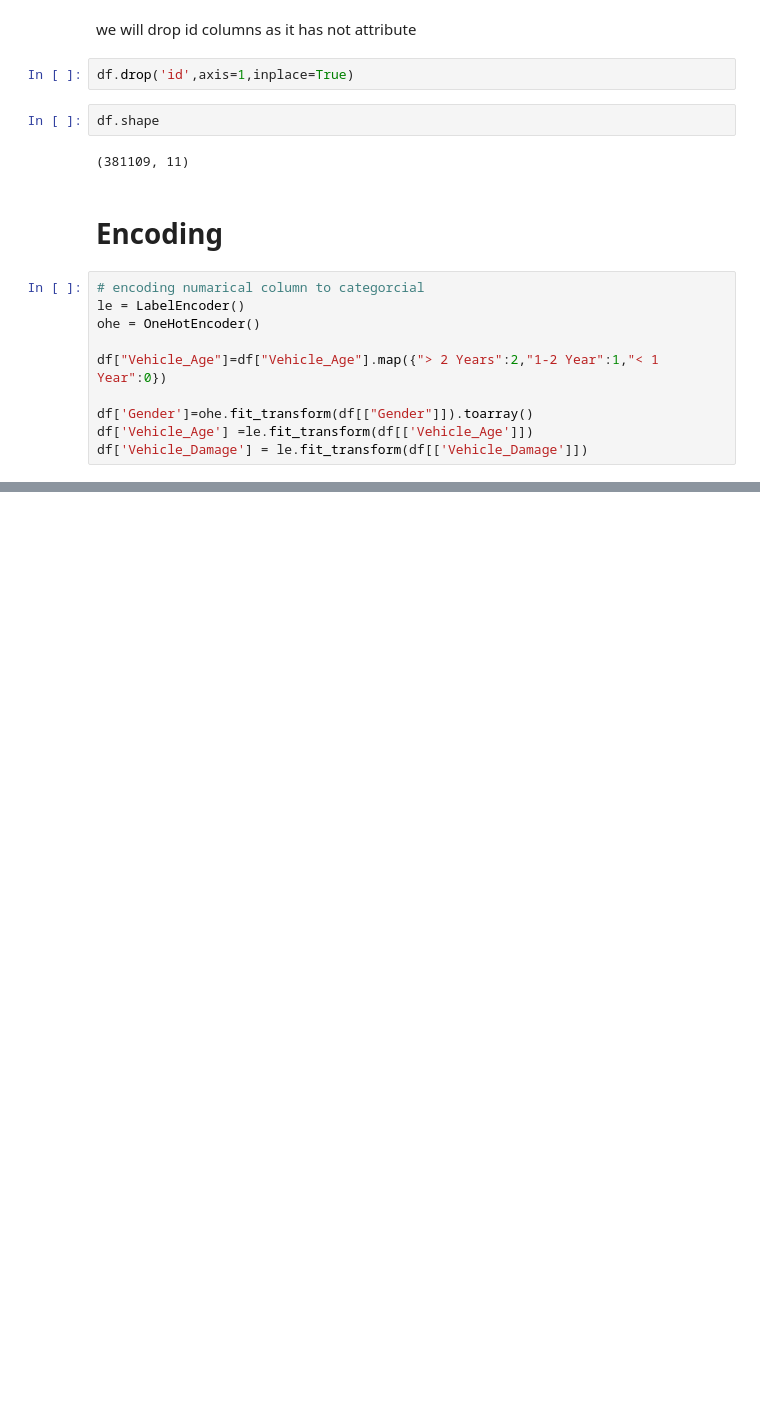
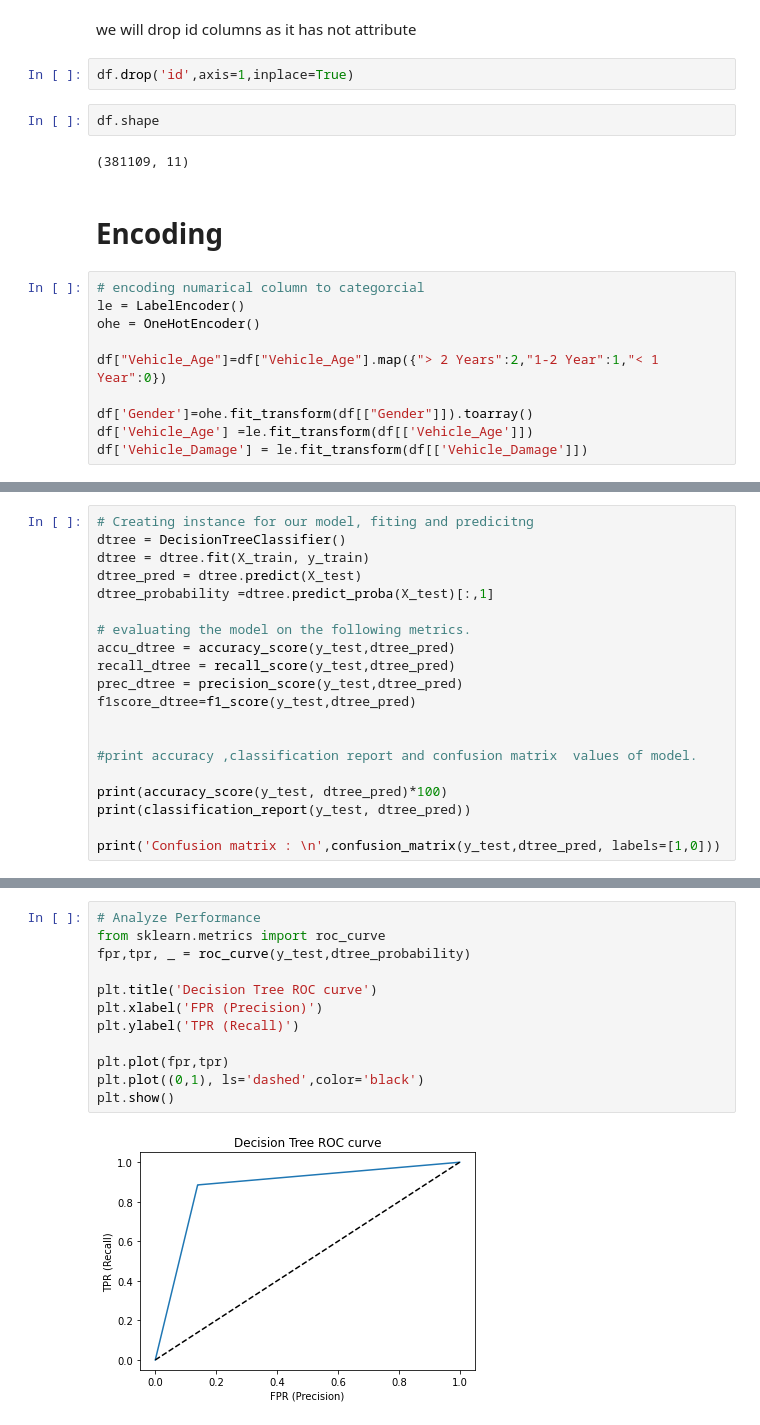
Before and after one commit to ajitpadole/HEALTH-INSURANCE-CROSS-SEAL-PREDICTION, a Jupyter notebook: HEALTH_INSURANCE_CROSS_SELL_PREDICTION.ipynb, the cells around one changed output, grey strips where cells are left out. Cells and saved outputs as stored; diff of their text form; blank space fills up the shorter version.

```diff
--- a/HEALTH_INSURANCE_CROSS_SELL_PREDICTION.ipynb
+++ b/HEALTH_INSURANCE_CROSS_SELL_PREDICTION.ipynb
@@ -377,0 +554,20 @@ df['Vehicle_Damage'] = le.fit_transform(df[['Vehicle_Damage']])
+# %%
+# Creating instance for our model, fiting and predicitng
+dtree = DecisionTreeClassifier()
+dtree = dtree.fit(X_train, y_train)
+dtree_pred = dtree.predict(X_test)
+dtree_probability =dtree.predict_proba(X_test)[:,1]
+
+# evaluating the model on the following metrics.
+accu_dtree = accuracy_score(y_test,dtree_pred)
+recall_dtree = recall_score(y_test,dtree_pred)
+prec_dtree = precision_score(y_test,dtree_pred)
+f1score_dtree=f1_score(y_test,dtree_pred)
+
+
+#print accuracy ,classification report and confusion matrix  values of model.
+
+print(accuracy_score(y_test, dtree_pred)*100)
+print(classification_report(y_test, dtree_pred))
+
+print('Confusion matrix : \n',confusion_matrix(y_test,dtree_pred, labels=[1,0]))
@@ -377,0 +588,14 @@ df['Vehicle_Damage'] = le.fit_transform(df[['Vehicle_Damage']])
+# %%
+# Analyze Performance
+from sklearn.metrics import roc_curve
+fpr,tpr, _ = roc_curve(y_test,dtree_probability)
+
+plt.title('Decision Tree ROC curve')
+plt.xlabel('FPR (Precision)')
+plt.ylabel('TPR (Recall)')
+
+plt.plot(fpr,tpr)
+plt.plot((0,1), ls='dashed',color='black')
+plt.show()
+# %% [output]
+[figure, added]
```
Also changed, not shown: parts of 45 cells of this notebook.
